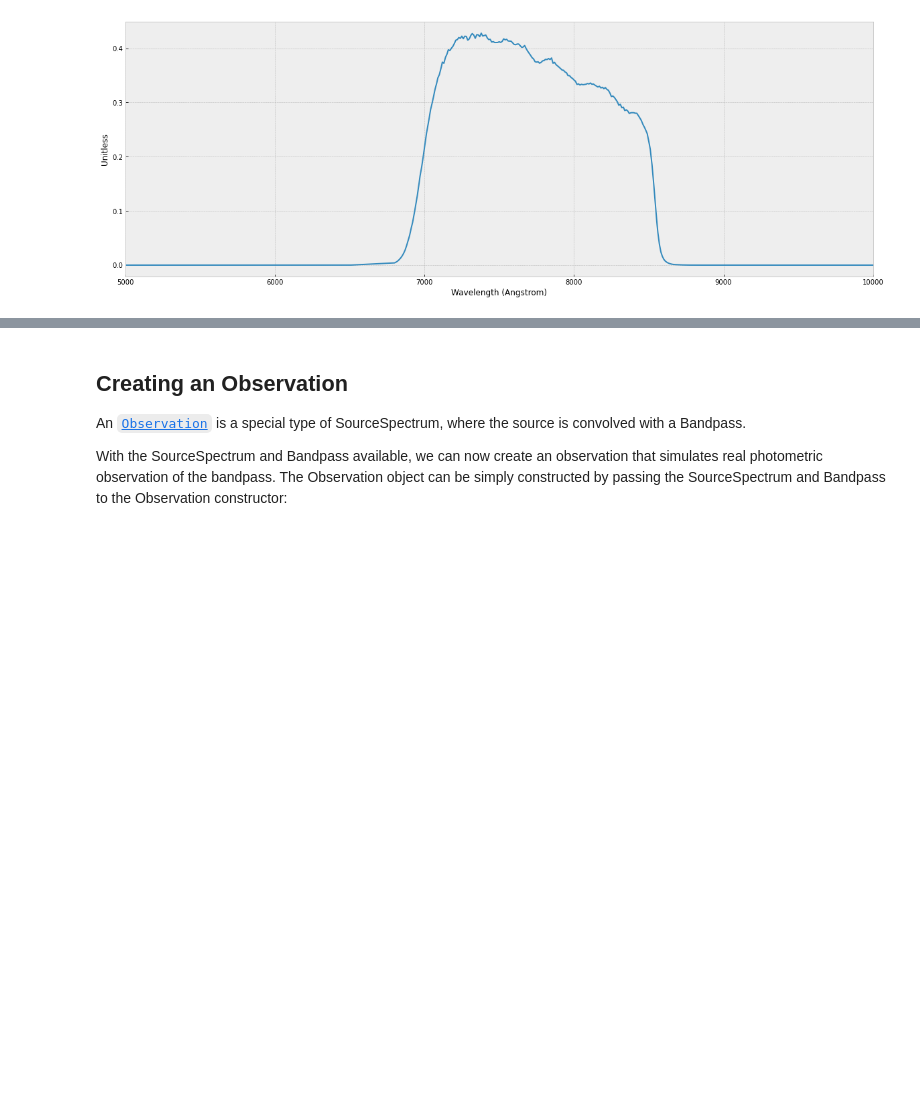
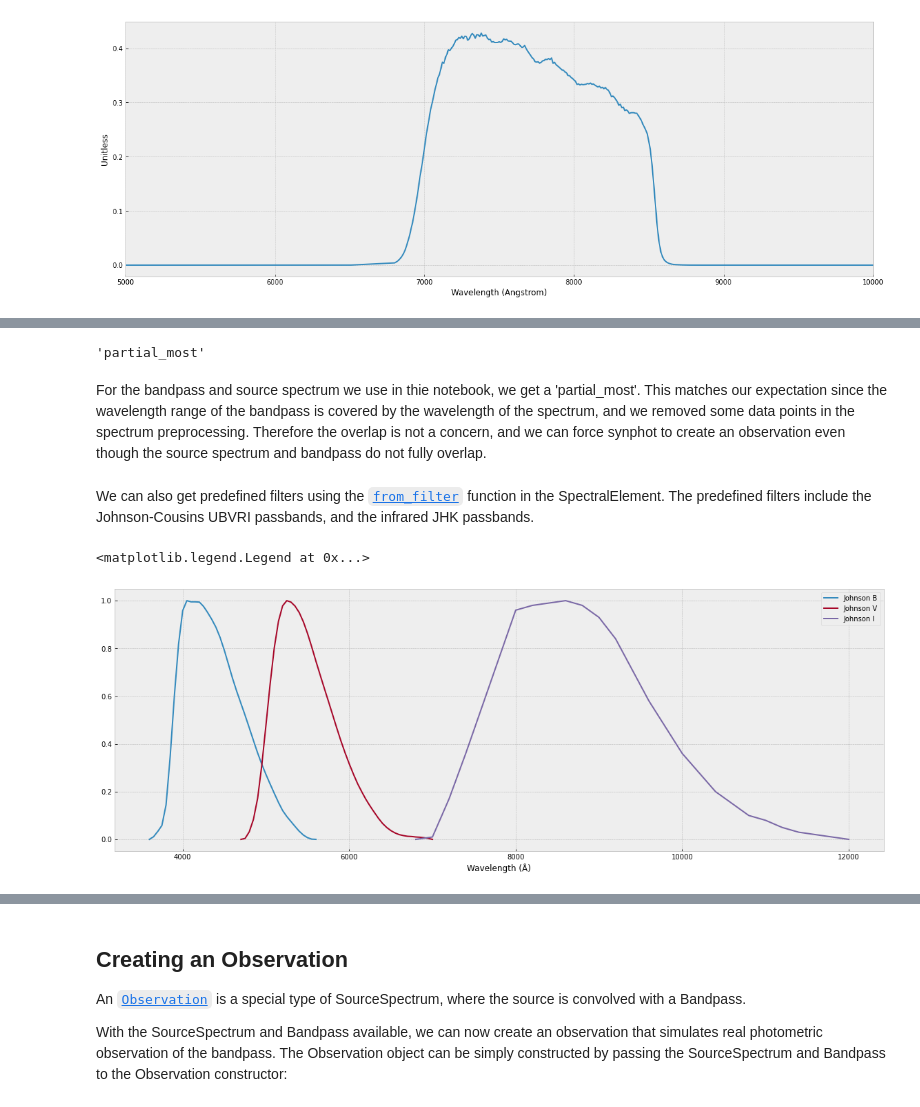
Before and after one commit to spacetelescope/STIS-Notebooks, a Jupyter notebook: syn_phot/syn_phot.ipynb, the cells around one changed output, grey strips where cells are left out. Cells and saved outputs as stored; diff of their text form; code cells hidden in the pictures; blank space fills up the shorter version.

```diff
--- a/syn_phot/syn_phot.ipynb
+++ b/syn_phot/syn_phot.ipynb
@@ -171,0 +159,23 @@ bp.plot(left=5000,right=10000)
+# %%
+bp.check_overlap(sp)
+# %% [output]
+'partial_most'
+# %% [markdown]
+For the bandpass and source spectrum we use in thie notebook, we get a 'partial_most'. This matches our expectation since the wavelength range of the bandpass is covered by the wavelength of the spectrum, and we removed some data points in the spectrum preprocessing. Therefore the overlap is not a concern, and we can force synphot to create an observation even though the source spectrum and bandpass do not fully overlap.
+# %% [markdown]
+We can also get predefined filters using the [`from_filter`](https://synphot.readthedocs.io/en/latest/api/synphot.spectrum.SpectralElement.html#synphot.spectrum.SpectralElement.from_filter) function in the SpectralElement. The predefined filters include the Johnson-Cousins UBVRI passbands, and the infrared JHK passbands.
+# %%
+# get the bandpass b,v,i in the Johnson-Cousins system
+b = SpectralElement.from_filter('johnson_b')
+v = SpectralElement.from_filter('johnson_v')
+i = SpectralElement.from_filter('johnson_i')
+
+# plot the filters
+plt.plot(b.waveset, b(b.waveset),label="Johnson B")
+plt.plot(v.waveset, v(v.waveset),label="Johnson V")
+plt.plot(i.waveset, i(i.waveset),label="Johnson I")
+plt.xlabel('Wavelength (Å)')
+plt.legend(loc='best')
+# %% [output]
+<matplotlib.legend.Legend at 0x...>
+[figure, added]
```
Also changed, not shown: parts of 21 cells of this notebook, 1 other file.
